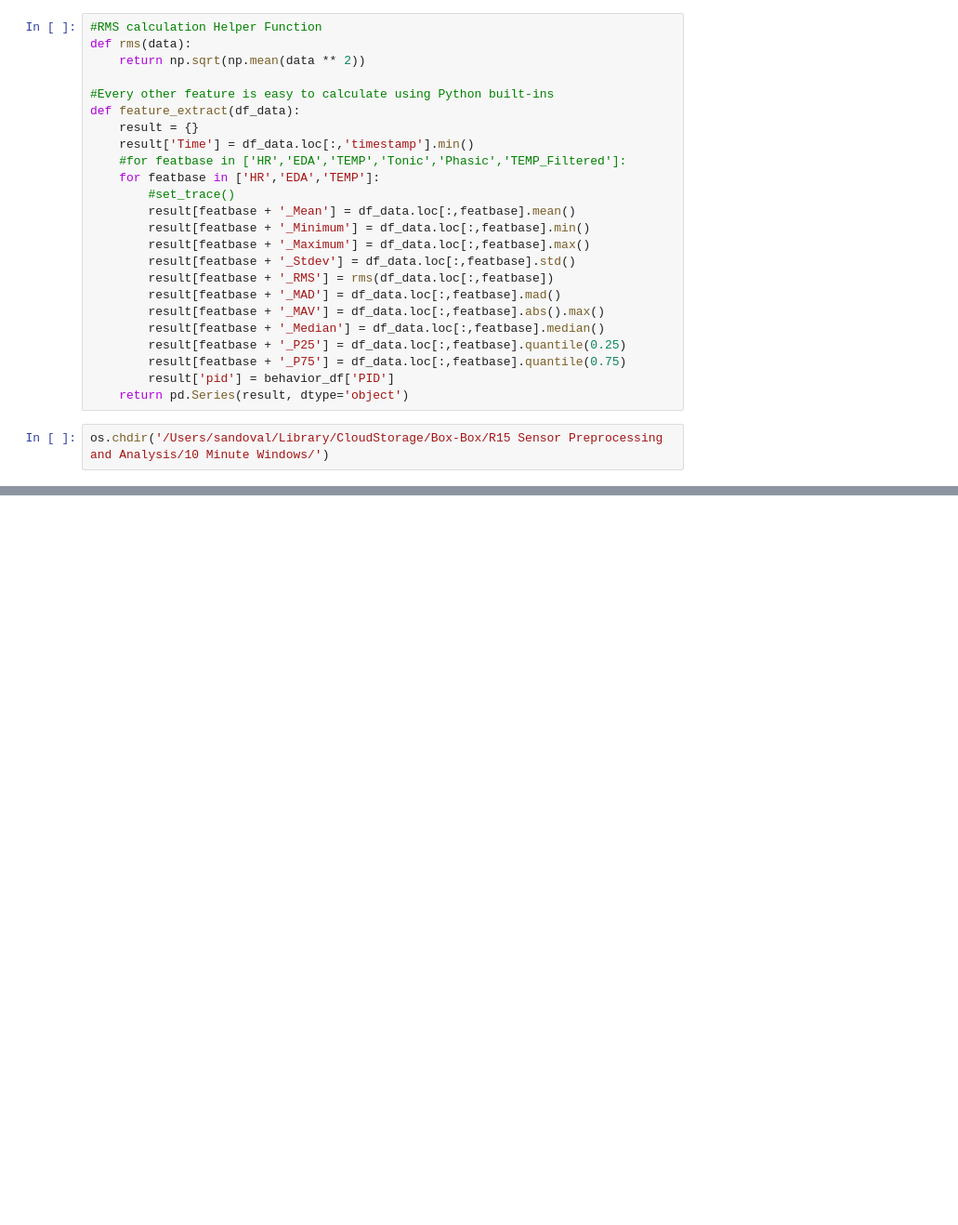
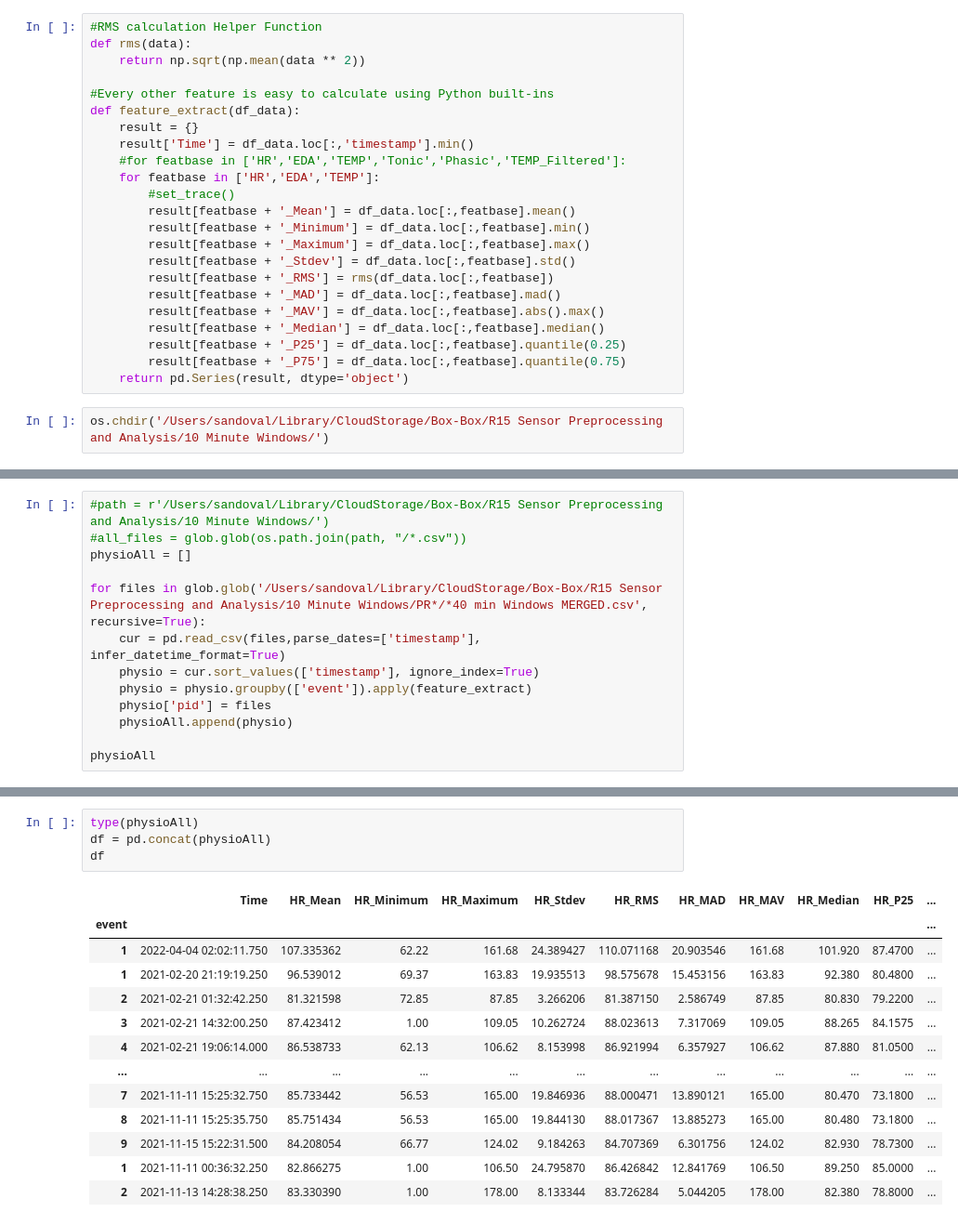
Before and after one commit to LSandovalAraujo/PredictRecovery, a Jupyter notebook: Behavior Physio Pulls for NDA .ipynb, the cells around one changed output, grey strips where cells are left out. Shown at 93% size. Saved outputs shown, nothing was run; the diff lists cells and outputs as text; blank space fills up the shorter version.

Commit message:
Physio Pulls
Finalized data for the NDA submission!

```diff
--- a/Behavior Physio Pulls for NDA .ipynb
+++ b/Behavior Physio Pulls for NDA .ipynb
@@ -112,7 +113,6 @@ def feature_extract(df_data):
         result[featbase + '_Median'] = df_data.loc[:,featbase].median()
         result[featbase + '_P25'] = df_data.loc[:,featbase].quantile(0.25)
         result[featbase + '_P75'] = df_data.loc[:,featbase].quantile(0.75)
-        result['pid'] = behavior_df['PID']
     return pd.Series(result, dtype='object')
 # %%
 os.chdir('/Users/sandoval/Library/CloudStorage/Box-Box/R15 Sensor Preprocessing and Analysis/10 Minute Windows/')
@@ -159,0 +157,13 @@ behavior_df
+# %%
+#path = r'/Users/sandoval/Library/CloudStorage/Box-Box/R15 Sensor Preprocessing and Analysis/10 Minute Windows/')
+#all_files = glob.glob(os.path.join(path, "/*.csv"))
+physioAll = []
+
+for files in glob.glob('/Users/sandoval/Library/CloudStorage/Box-Box/R15 Sensor Preprocessing and Analysis/10 Minute Windows/PR*/*40 min Windows MERGED.csv', recursive=True):
+    cur = pd.read_csv(files,parse_dates=['timestamp'], infer_datetime_format=True)
+    physio = cur.sort_values(['timestamp'], ignore_index=True)
+    physio = physio.groupby(['event']).apply(feature_extract)
+    physio['pid'] = files
+    physioAll.append(physio)
+
+physioAll
@@ -159,0 +188,18 @@ behavior_df
+# %%
+type(physioAll)
+df = pd.concat(physioAll)
+df
+# %% [output]
+|  | Time | HR_Mean | HR_Minimum | HR_Maximum | HR_Stdev | HR_RMS | HR_MAD | HR_MAV | HR_Median | HR_P25 | ... |
+| event |  |  |  |  |  |  |  |  |  |  | ... |
+| 1 | 2022-04-04 02:02:11.750 | 107.335362 | 62.22 | 161.68 | 24.389427 | 110.071168 | 20.903546 | 161.68 | 101.920 | 87.4700 | ... |
+| 1 | 2021-02-20 21:19:19.250 | 96.539012 | 69.37 | 163.83 | 19.935513 | 98.575678 | 15.453156 | 163.83 | 92.380 | 80.4800 | ... |
+| 2 | 2021-02-21 01:32:42.250 | 81.321598 | 72.85 | 87.85 | 3.266206 | 81.387150 | 2.586749 | 87.85 | 80.830 | 79.2200 | ... |
+| 3 | 2021-02-21 14:32:00.250 | 87.423412 | 1.00 | 109.05 | 10.262724 | 88.023613 | 7.317069 | 109.05 | 88.265 | 84.1575 | ... |
+| 4 | 2021-02-21 19:06:14.000 | 86.538733 | 62.13 | 106.62 | 8.153998 | 86.921994 | 6.357927 | 106.62 | 87.880 | 81.0500 | ... |
+| ... | ... | ... | ... | ... | ... | ... | ... | ... | ... | ... | ... |
+| 7 | 2021-11-11 15:25:32.750 | 85.733442 | 56.53 | 165.00 | 19.846936 | 88.000471 | 13.890121 | 165.00 | 80.470 | 73.1800 | ... |
+| 8 | 2021-11-11 15:25:35.750 | 85.751434 | 56.53 | 165.00 | 19.844130 | 88.017367 | 13.885273 | 165.00 | 80.480 | 73.1800 | ... |
+| 9 | 2021-11-15 15:22:31.500 | 84.208054 | 66.77 | 124.02 | 9.184263 | 84.707369 | 6.301756 | 124.02 | 82.930 | 78.7300 | ... |
+| 1 | 2021-11-11 00:36:32.250 | 82.866275 | 1.00 | 106.50 | 24.795870 | 86.426842 | 12.841769 | 106.50 | 89.250 | 85.0000 | ... |
+| 2 | 2021-11-13 14:28:38.250 | 83.330390 | 1.00 | 178.00 | 8.133344 | 83.726284 | 5.044205 | 178.00 | 82.380 | 78.8000 | ... |
```
Also changed, not shown: parts of 13 cells of this notebook, 1 other file.
